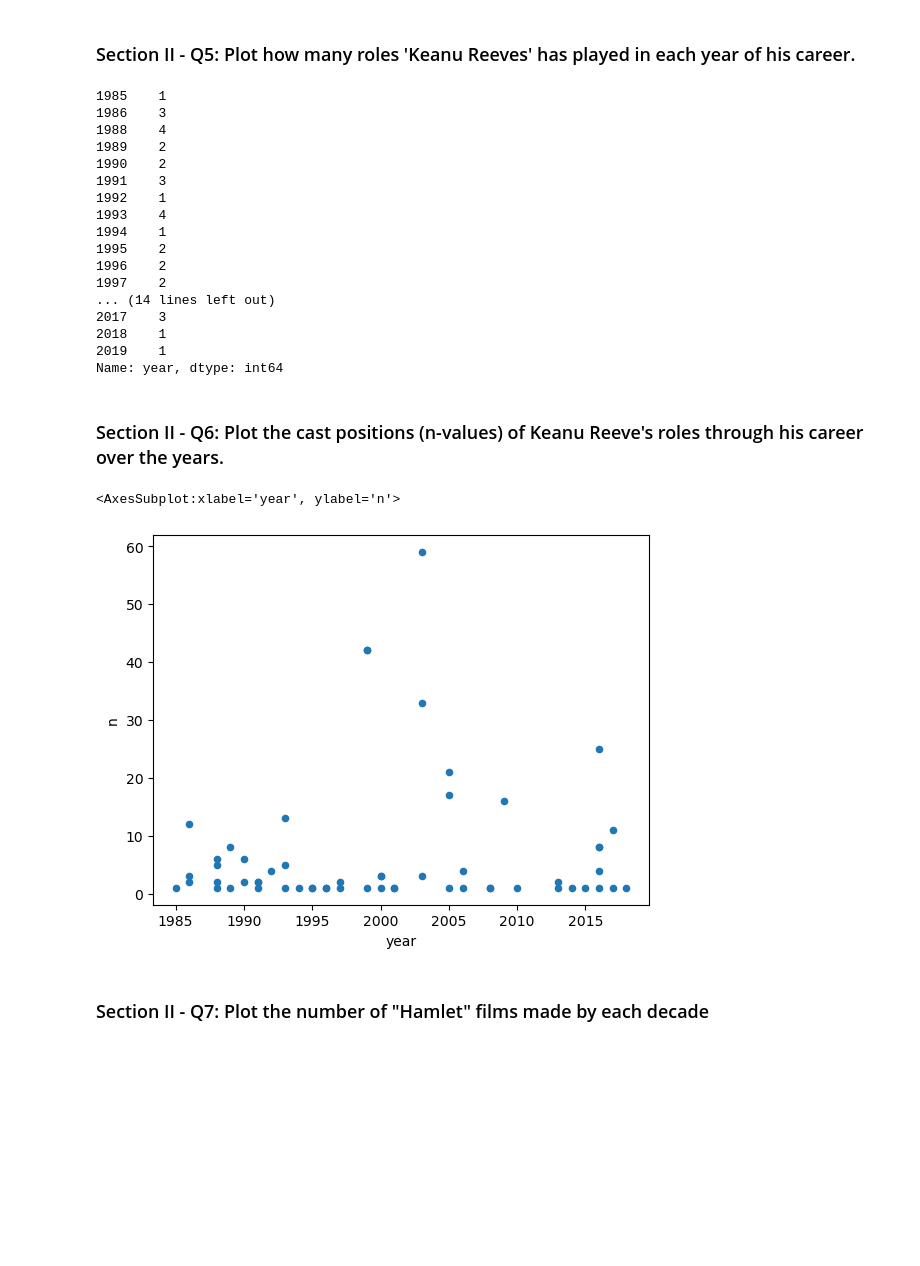
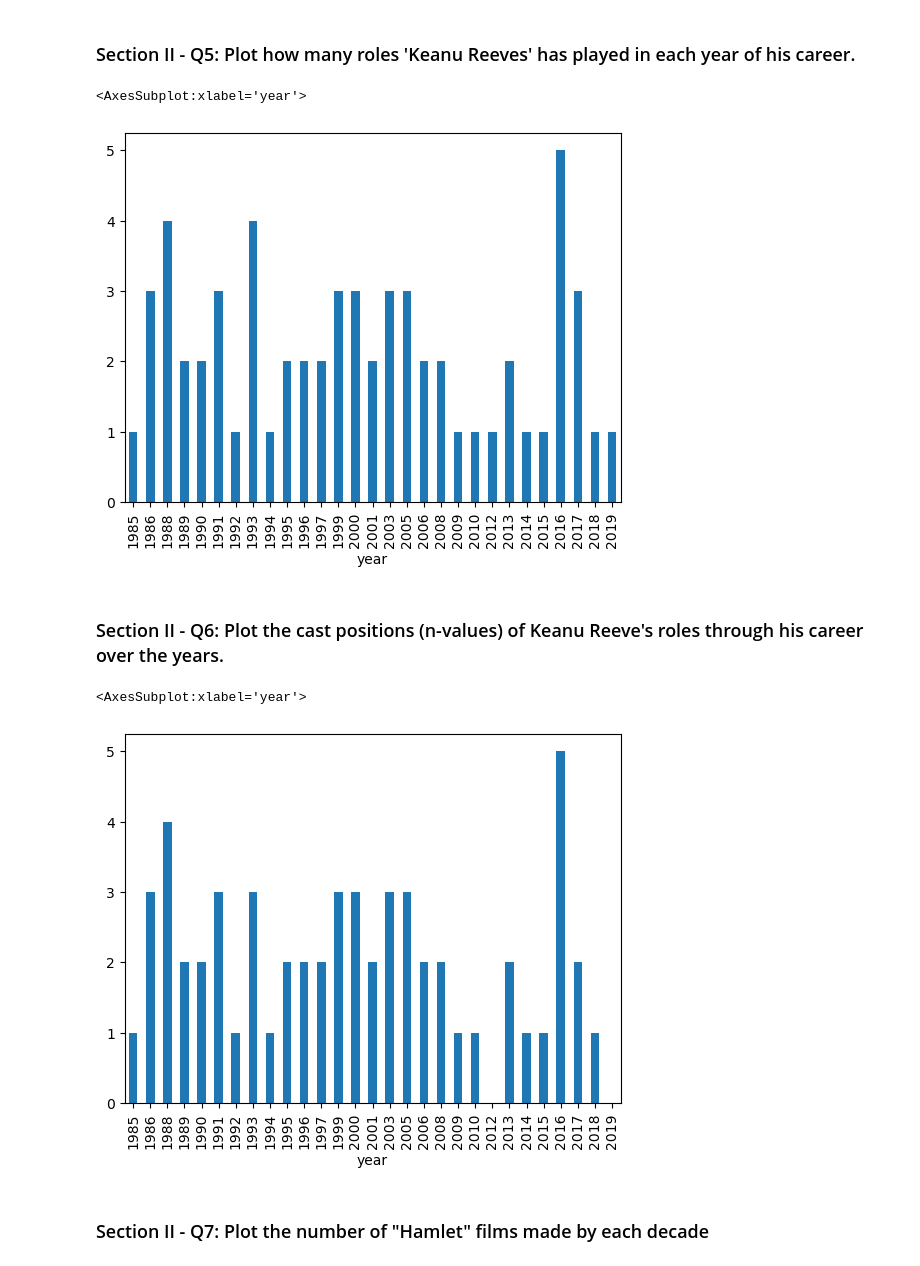
Before and after one commit to sardarchitect/ucsd-mini-projects, a Jupyter notebook: mec-5.3.10-data-wranging-with-pandas-mini-project/Mini_Project_Data_Wrangling_Pandas.ipynb, the cells around one changed output. Saved outputs shown, nothing was run; the diff lists cells and outputs as text; code cells hidden in the pictures; blank space fills up the shorter version.

```diff
--- a/mec-5.3.10-data-wranging-with-pandas-mini-project/Mini_Project_Data_Wrangling_Pandas.ipynb
+++ b/mec-5.3.10-data-wranging-with-pandas-mini-project/Mini_Project_Data_Wrangling_Pandas.ipynb
@@ -504,34 +501,19 @@ Police Commissioner     337
 Name: character, dtype: int64
 # %% [markdown]
 ### Section II - Q5: Plot how many roles 'Keanu Reeves' has played in each year of his career.
-# %%
-kr_df = cast[cast['name']=='Keanu Reeves'].sort_values('year')
-kr_df['year'].value_counts(sort=False)
-# %% [output]
-1985    1
-1986    3
-1988    4
-1989    2
-1990    2
-1991    3
-1992    1
-1993    4
-1994    1
-1995    2
-1996    2
-1997    2
-... (14 lines left out)
-2017    3
-2018    1
-2019    1
-Name: year, dtype: int64
+# %%
+kr_year_df = kr_df.groupby('year').count()
+kr_year_df.character.plot(kind='bar')
+# %% [output]
+<AxesSubplot:xlabel='year'>
+[figure, added]
 # %% [markdown]
 ### Section II - Q6: Plot the cast positions (n-values) of Keanu Reeve's roles through his career over the years.
-# %%
-kr_df.plot(x="year",y="n",kind="scatter")
-# %% [output]
-<AxesSubplot:xlabel='year', ylabel='n'>
-[figure, removed]
+# %%
+kr_year_df.n.plot(kind='bar')
+# %% [output]
+<AxesSubplot:xlabel='year'>
+[figure, added]
 # %% [markdown]
 ### Section II - Q7: Plot the number of "Hamlet" films made by each decade
 # %%
```
Also changed, not shown: parts of 20 cells of this notebook.
